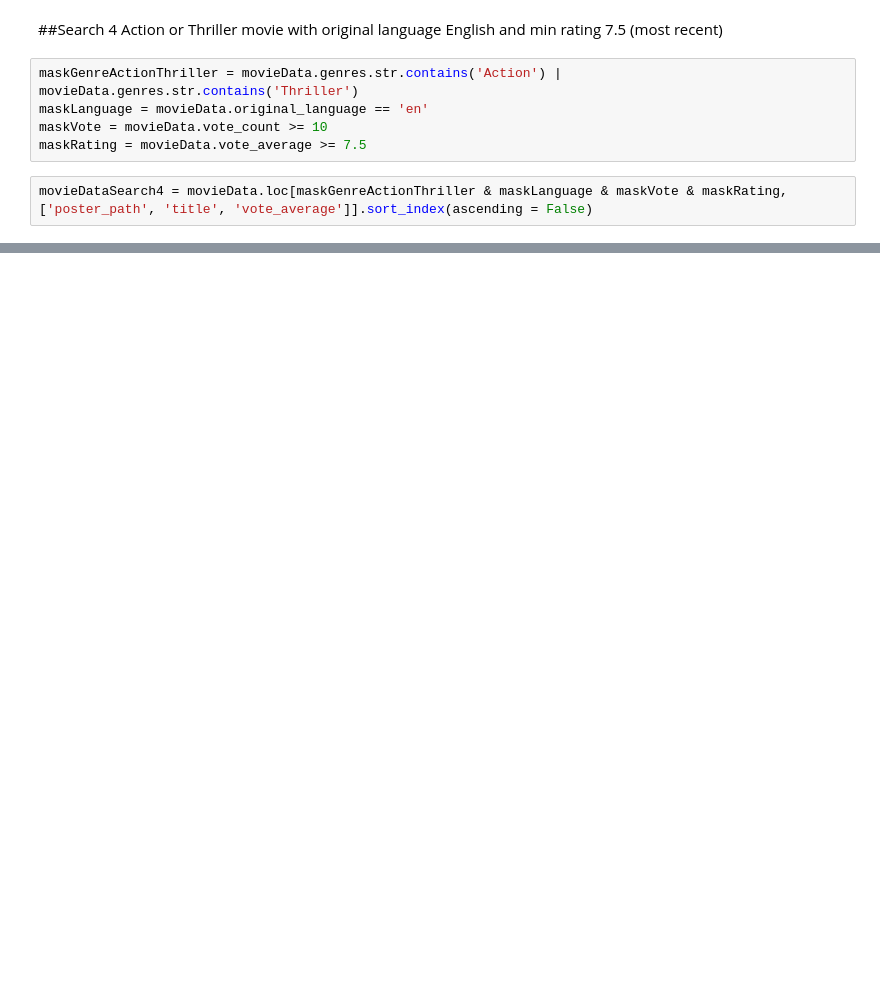
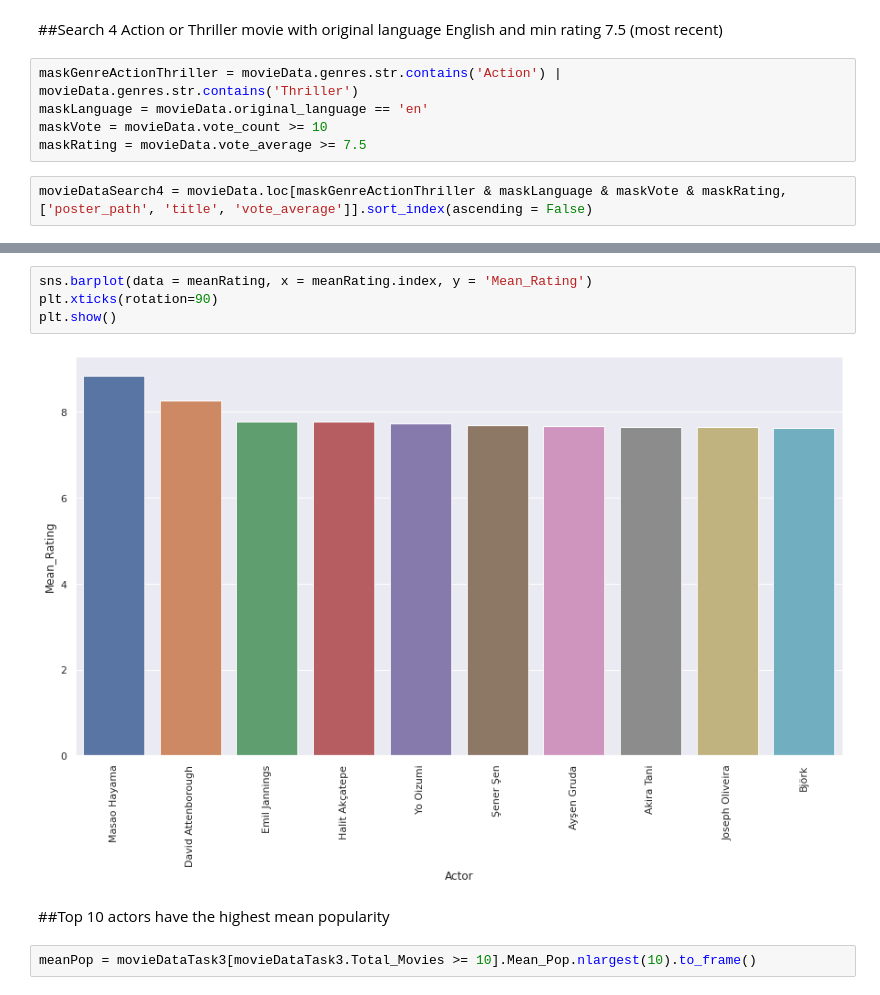
Before and after one commit to lvphu95/data-analysis-movie-dataset, a Jupyter notebook: Explanatory Data Analysis movie dataset.ipynb, the cells around one changed output, grey strips where cells are left out. Saved outputs shown, nothing was run; the diff lists cells and outputs as text; blank space fills up the shorter version.

```diff
--- a/Explanatory Data Analysis movie dataset.ipynb
+++ b/Explanatory Data Analysis movie dataset.ipynb
@@ -210,0 +262,10 @@ HTML(movieDataSearch4.head().to_html(escape = False))
+# %%
+sns.barplot(data = meanRating, x = meanRating.index, y = 'Mean_Rating')
+plt.xticks(rotation=90)
+plt.show()
+# %% [output]
+[figure, added]
+# %% [markdown]
+##Top 10 actors have the highest mean popularity
+# %%
+meanPop = movieDataTask3[movieDataTask3.Total_Movies >= 10].Mean_Pop.nlargest(10).to_frame()
```
Also changed, not shown: parts of 19 cells of this notebook.
